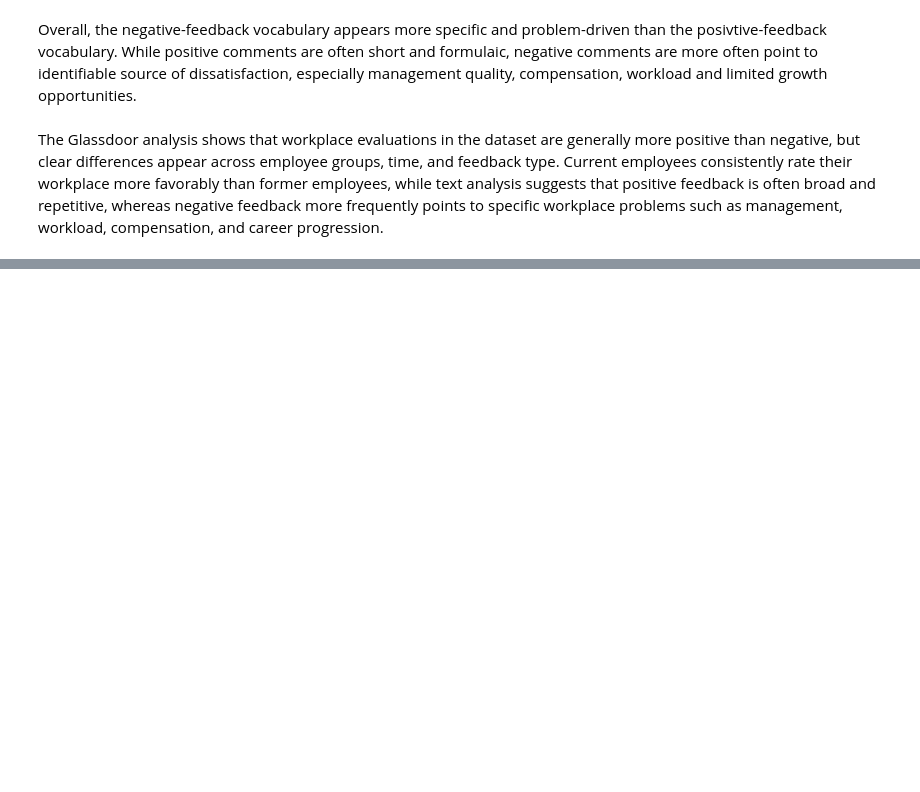
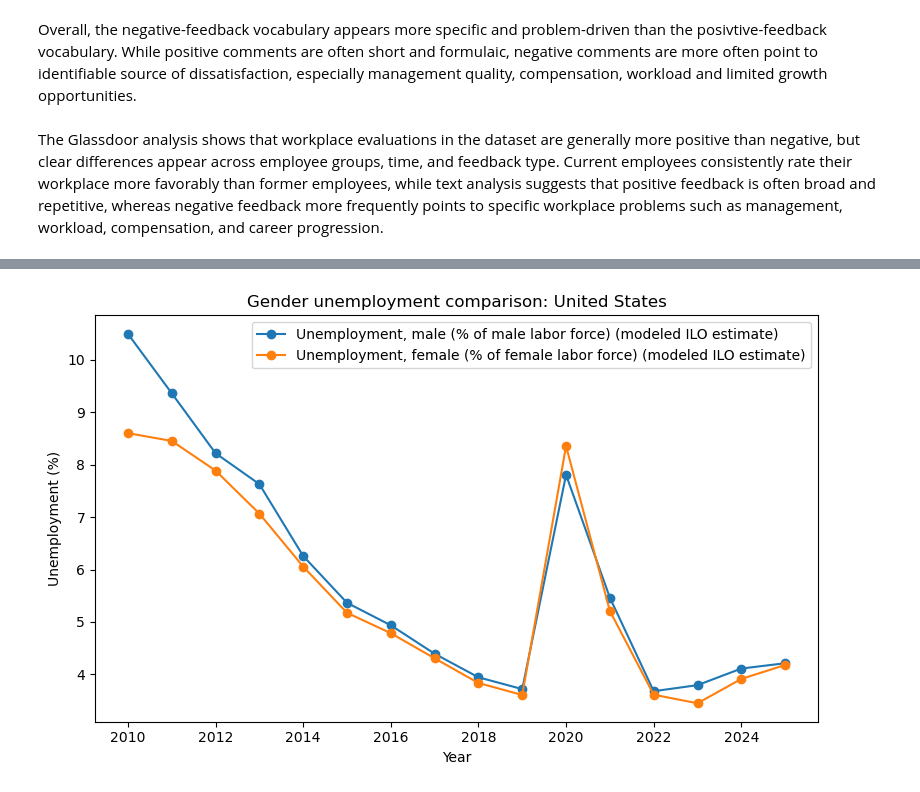
Before and after one commit to YoanaHadzhidimitrova/employee_review_analysis, a Jupyter notebook: employee_review_analysis.ipynb, the cells around one changed output, grey strips where cells are left out. Saved outputs shown, nothing was run; the diff lists cells and outputs as text; code cells hidden in the pictures; blank space fills up the shorter version.

```diff
--- a/employee_review_analysis.ipynb
+++ b/employee_review_analysis.ipynb
@@ -1696,0 +1748,2 @@ The Glassdoor analysis shows that workplace evaluations in the dataset are gener
+# %%
+years_columns = [col for col in world_bank.columns if '[YR' in col]
@@ -1696,0 +1879,24 @@ The Glassdoor analysis shows that workplace evaluations in the dataset are gener
+# %%
+country_name = 'United States'
+
+unemp_gender = wb_selected[
+    (wb_selected['country'] == country_name) &
+    (wb_selected['series_name'].isin([
+        'Unemployment, male (% of male labor force) (modeled ILO estimate)',
+        'Unemployment, female (% of female labor force) (modeled ILO estimate)'
+    ]))
+]
+
+plt.figure(figsize=(8, 5))
+for series in unemp_gender['series_name'].unique():
+    subset = unemp_gender[unemp_gender['series_name'] == series]
+    plt.plot(subset['year'], subset['value'], marker='o', label=series)
+
+plt.xlabel('Year')
+plt.ylabel('Unemployment (%)')
+plt.title(f'Gender unemployment comparison: {country_name}')
+plt.legend()
+plt.tight_layout()
+plt.show()
+# %% [output]
+[figure, added]
```
Also changed, not shown: parts of 28 cells of this notebook.
